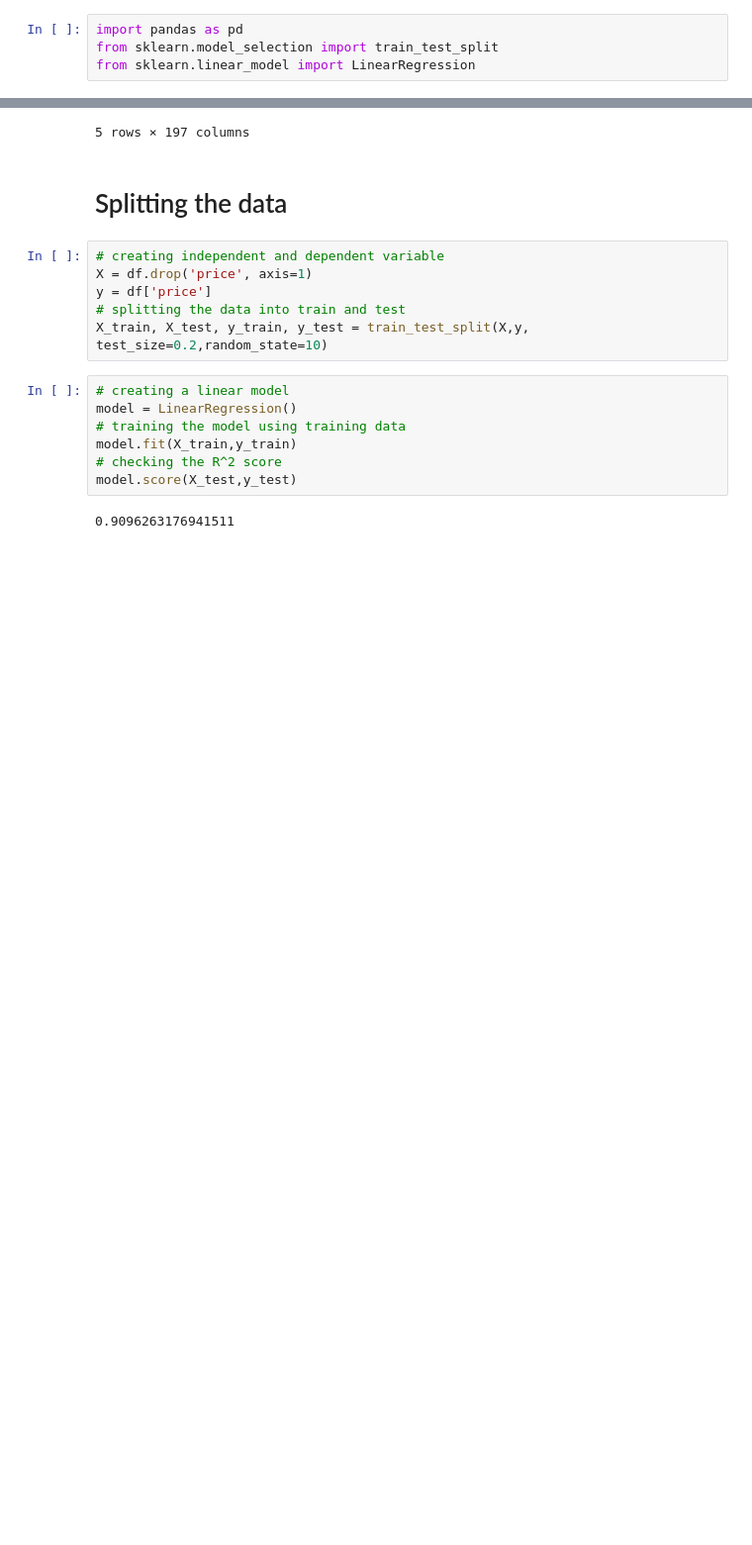
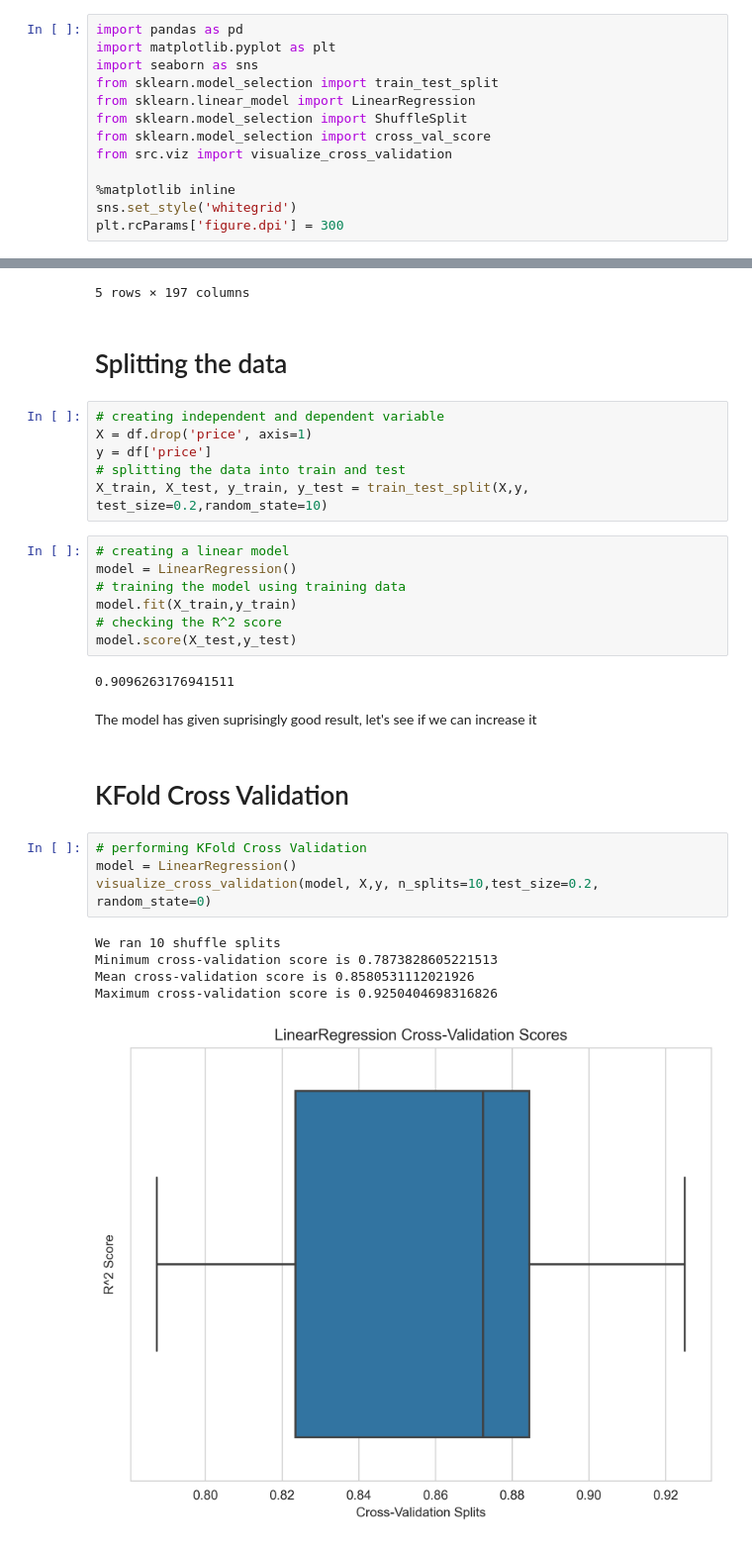
Before and after one commit to Asifdotexe/real-estate-price-prediction, a Jupyter notebook: python/Model Development on House Price data.ipynb, the cells around one changed output, grey strips where cells are left out. Shown at 99% size. Drawn from its saved outputs; the diff is of its cells as text; blank space fills up the shorter version.

Commit message:
#3 perform KFold Cross Validation on the model - Created the function for KFold Cross Validation in src

```diff
--- a/python/Model Development on House Price data.ipynb
+++ b/python/Model Development on House Price data.ipynb
@@ -1,7 +1,16 @@
 # %%
 import pandas as pd
+import matplotlib.pyplot as plt
+import seaborn as sns
 from sklearn.model_selection import train_test_split
 from sklearn.linear_model import LinearRegression
+from sklearn.model_selection import ShuffleSplit
+from sklearn.model_selection import cross_val_score
+from src.viz import visualize_cross_validation
+
+%matplotlib inline
+sns.set_style('whitegrid')
+plt.rcParams['figure.dpi'] = 300
 # %%
 df = pd.read_csv('../data/interim/house_prices_cleaned.csv')
 df.shape
@@ -56,3 +65,17 @@ model.fit(X_train,y_train)
 model.score(X_test,y_test)
 # %% [output]
 0.9096263176941511
+# %% [markdown]
+The model has given suprisingly good result, let's see if we can increase it
+# %% [markdown]
+# KFold Cross Validation
+# %%
+# performing KFold Cross Validation
+model = LinearRegression()
+visualize_cross_validation(model, X,y, n_splits=10,test_size=0.2, random_state=0)
+# %% [output]
+We ran 10 shuffle splits
+Minimum cross-validation score is 0.7873828605221513
+Mean cross-validation score is 0.8580531112021926
+Maximum cross-validation score is 0.9250404698316826
+[figure, added]
```
Also changed, not shown: parts of 1 cell of this notebook, 1 other file.
